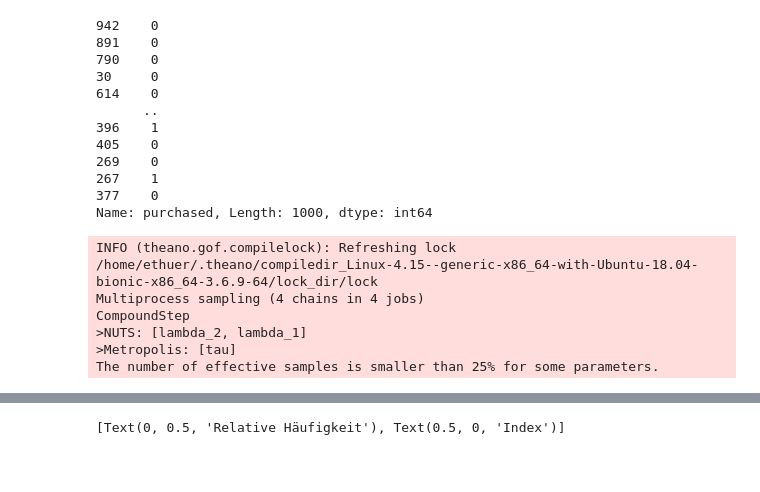
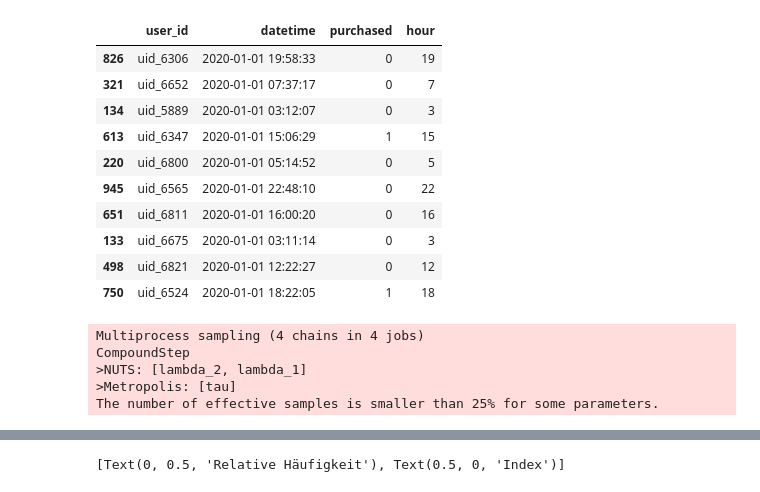
Before and after one commit to Ethuer/DataBlog, a Jupyter notebook: General/Lift_test_bayesian.ipynb, the cells around one changed output, grey strips where cells are left out. Drawn from its saved outputs; the diff is of its cells as text; code cells hidden in the pictures; blank space fills up the shorter version.

```diff
--- a/General/Lift_test_bayesian.ipynb
+++ b/General/Lift_test_bayesian.ipynb
@@ -27,18 +33,17 @@ sns.despine()
-# %%
-dat['purchased']
-# %% [output]
-942    0
-891    0
-790    0
-30     0
-614    0
-      ..
-396    1
-405    0
-269    0
-267    1
-377    0
-Name: purchased, Length: 1000, dtype: int64
+# %%
+dat.sample(10)
+# %% [output]
+|  | user_id | datetime | purchased | hour |
+| 826 | uid_6306 | 2020-01-01 19:58:33 | 0 | 19 |
+| 321 | uid_6652 | 2020-01-01 07:37:17 | 0 | 7 |
+| 134 | uid_5889 | 2020-01-01 03:12:07 | 0 | 3 |
+| 613 | uid_6347 | 2020-01-01 15:06:29 | 1 | 15 |
+| 220 | uid_6800 | 2020-01-01 05:14:52 | 0 | 5 |
+| 945 | uid_6565 | 2020-01-01 22:48:10 | 0 | 22 |
+| 651 | uid_6811 | 2020-01-01 16:00:20 | 0 | 16 |
+| 133 | uid_6675 | 2020-01-01 03:11:14 | 0 | 3 |
+| 498 | uid_6821 | 2020-01-01 12:22:27 | 0 | 12 |
+| 750 | uid_6524 | 2020-01-01 18:22:05 | 1 | 18 |
 # %%
 with pm.Model() as model:
 
@@ -54,12 +59,13 @@ with pm.Model() as model:
     lambda_ = pm.math.switch(tau > index, lambda_1, lambda_2)
 
     observation = pm.Binomial("obs", p=lambda_, n=dat.shape[0], observed=dat.purchased)
-    #observation = pm.Poisson("obs", lambda_, observed=dat.purchased)
 
+    # initializer
+    start = pm.find_MAP()
+    # NUTS sampler
     step = pm.NUTS()
-    trace = pm.sample(10000, tune=5000,step=step)
+    trace = pm.sample(10000, tune=5000, step=step, discard_tuned_samples=True)
 # %% [output]
-INFO (theano.gof.compilelock): Refreshing lock /home/ethuer/.theano/compiledir_Linux-4.15--generic-x86_64-with-Ubuntu-18.04-bionic-x86_64-3.6.9-64/lock_dir/lock
 Multiprocess sampling (4 chains in 4 jobs)
 CompoundStep
 >NUTS: [lambda_2, lambda_1]
```
Also changed, not shown: parts of 11 cells of this notebook.
